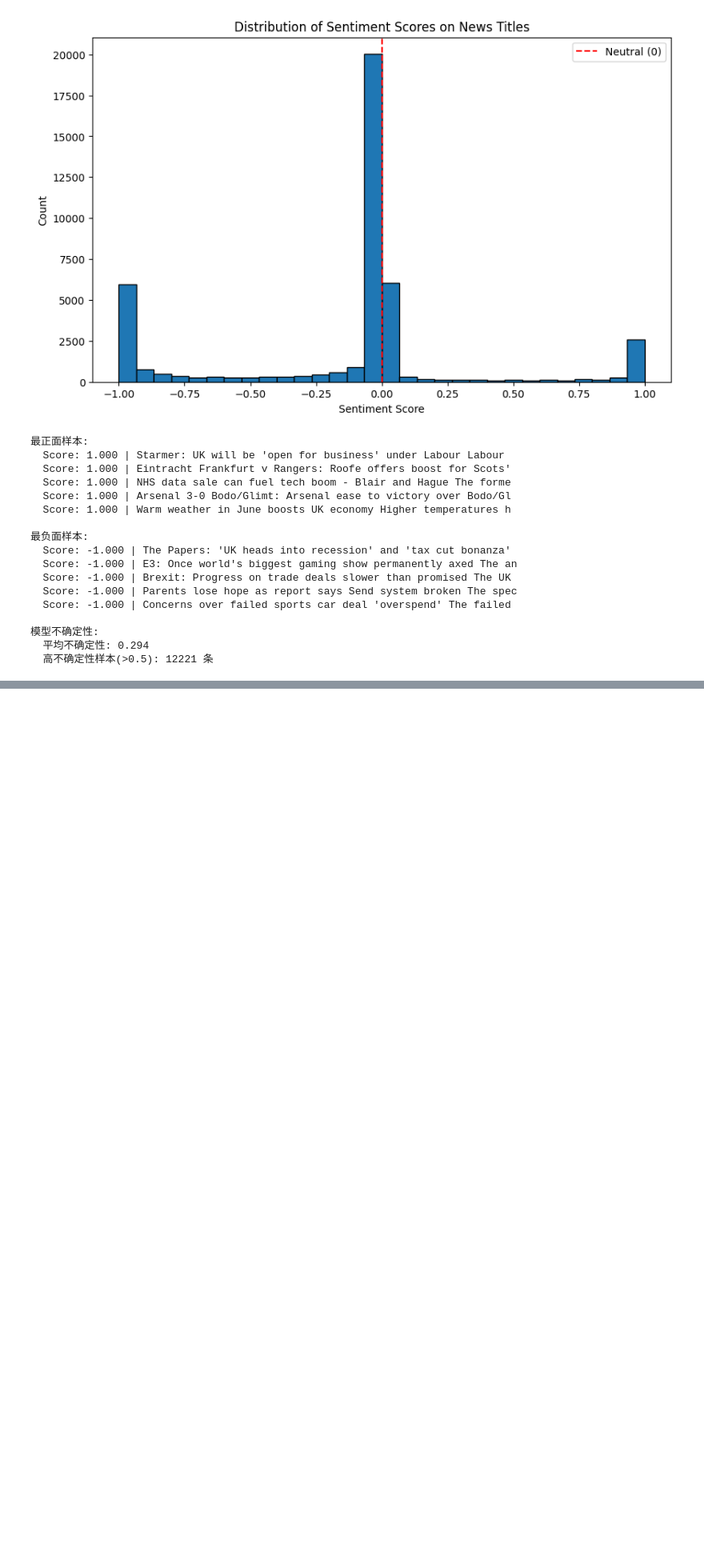
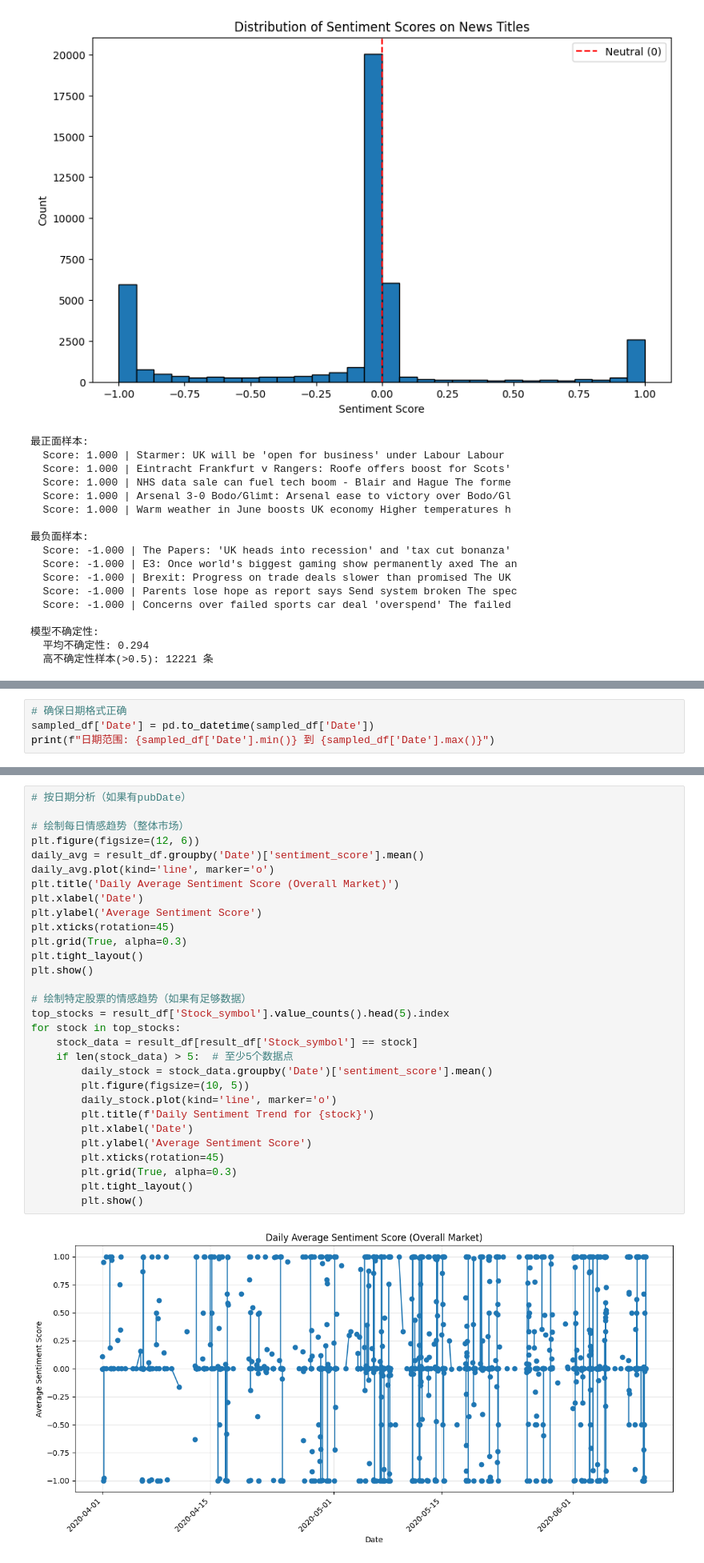
Before and after one commit to ChristinaXinny/Emotion-Multiagent, a Jupyter notebook: notebooks/02_1_agentA_finbert.ipynb, the cells around one changed output, grey strips where cells are left out. Shown at 80% size. Drawn from its saved outputs; the diff is of its cells as text; blank space fills up the shorter version.

```diff
--- a/notebooks/02_1_agentA_finbert.ipynb
+++ b/notebooks/02_1_agentA_finbert.ipynb
@@ -868,0 +1029,4 @@ Name: sentiment_score, dtype: float64
+# %%
+# 确保日期格式正确
+sampled_df['Date'] = pd.to_datetime(sampled_df['Date'])
+print(f"日期范围: {sampled_df['Date'].min()} 到 {sampled_df['Date'].max()}")
@@ -868,0 +1444,32 @@ Name: sentiment_score, dtype: float64
+# %%
+# 按日期分析（如果有pubDate）
+
+# 绘制每日情感趋势（整体市场）
+plt.figure(figsize=(12, 6))
+daily_avg = result_df.groupby('Date')['sentiment_score'].mean()
+daily_avg.plot(kind='line', marker='o')
+plt.title('Daily Average Sentiment Score (Overall Market)')
+plt.xlabel('Date')
+plt.ylabel('Average Sentiment Score')
+plt.xticks(rotation=45)
+plt.grid(True, alpha=0.3)
+plt.tight_layout()
+plt.show()
+
+# 绘制特定股票的情感趋势（如果有足够数据）
+top_stocks = result_df['Stock_symbol'].value_counts().head(5).index
+for stock in top_stocks:
+    stock_data = result_df[result_df['Stock_symbol'] == stock]
+    if len(stock_data) > 5:  # 至少5个数据点
+        daily_stock = stock_data.groupby('Date')['sentiment_score'].mean()
+        plt.figure(figsize=(10, 5))
+        daily_stock.plot(kind='line', marker='o')
+        plt.title(f'Daily Sentiment Trend for {stock}')
+        plt.xlabel('Date')
+        plt.ylabel('Average Sentiment Score')
+        plt.xticks(rotation=45)
+        plt.grid(True, alpha=0.3)
+        plt.tight_layout()
+        plt.show()
+# %% [output]
+[figure, added]
```
Also changed, not shown: parts of 22 cells of this notebook, 13 other files.
